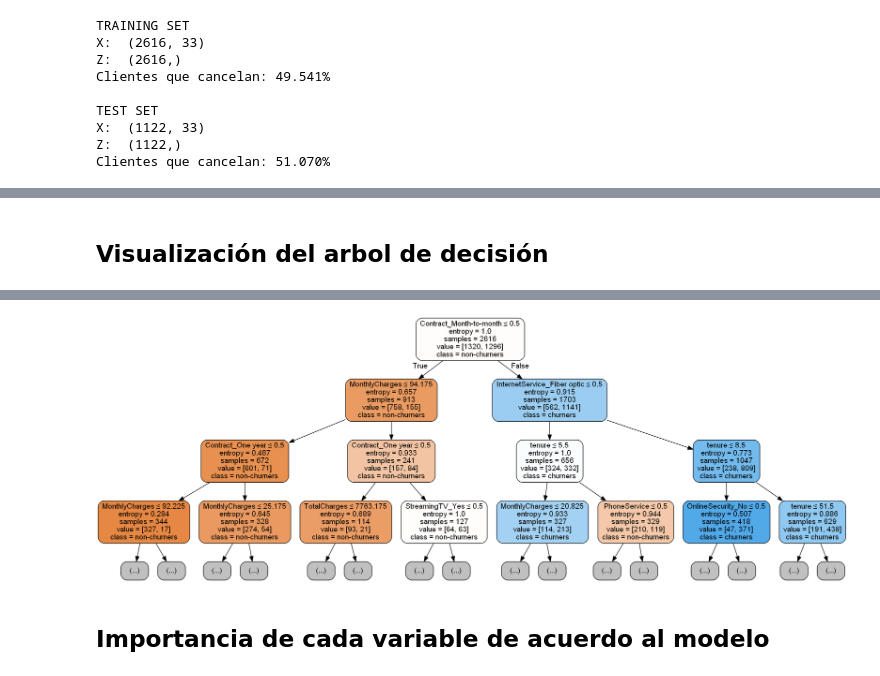
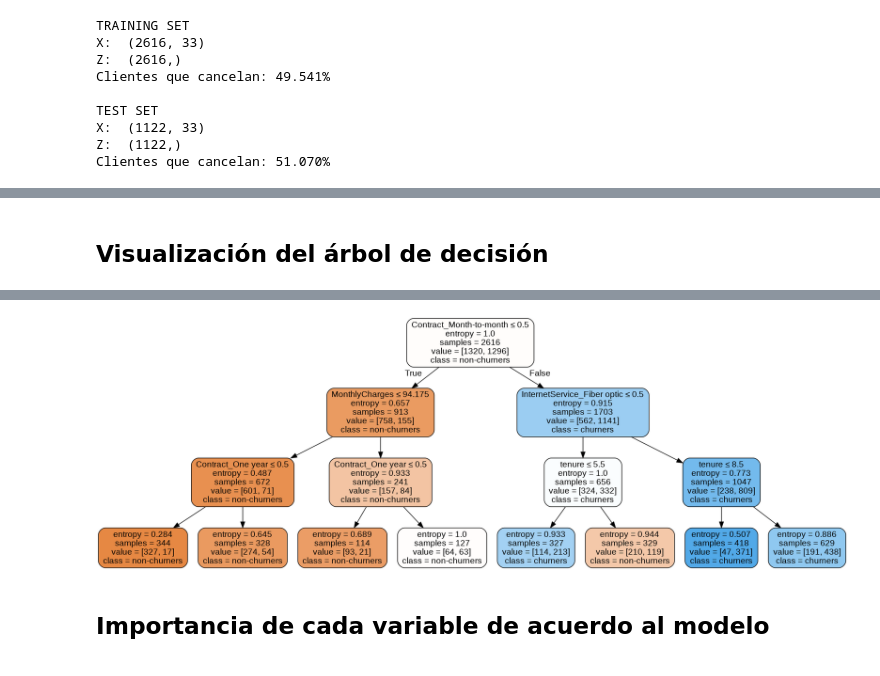
Before and after one commit to AnIsAsPe/ClasificadorClientesTelecom, a Jupyter notebook: ClasificadorClientesEmpresaTelecom_Churn.ipynb, the cells around one changed output, grey strips where cells are left out. Cells and saved outputs as stored; diff of their text form; code cells hidden in the pictures.

```diff
--- a/ClasificadorClientesEmpresaTelecom_Churn.ipynb
+++ b/ClasificadorClientesEmpresaTelecom_Churn.ipynb
@@ -14,5 +33,6 @@ import matplotlib.pyplot as plt
 # %%
-df = pd.read_csv('Datos/WA_Fn-UseC_-Telco-Customer-Churn.csv')
+df = pd.read_csv('WA_Fn-UseC_-Telco-Customer-Churn.csv')
+
 df.head(3)
 # %% [output]
 |  | customerID | gender | SeniorCitizen | Partner | Dependents | tenure | PhoneService | MultipleLines | ... |
@@ -200,13 +236,16 @@ corr_matrix=correlacion(df, grafica=True)
 # %% [output]
 [figure]
 # %%
-#Borrar variables redundantes
+#Identificar variables redundantes
 
 # Triangulo superior de la matriz de correlación en números absolutos
-triangulo_sup = corr_matrix.abs().where(np.triu(np.ones(corr_matrix.shape), 1).astype(np.bool))
+triangulo_sup = corr_matrix.abs().where(np.triu(np.ones(corr_matrix.shape),
+                                                1).astype(np.bool))
 
 # Encontrar las columnas donde la correlación es 1
-borrar = [column for column in triangulo_sup.columns if any(triangulo_sup[column] == 1)]
+borrar = [column for column in triangulo_sup.columns
+          if any(triangulo_sup[column] == 1)]
+
 borrar
 # %% [output]
 ['gender_Male',
@@ -256,11 +301,13 @@ dicotomicas=var[var==2]
 # %%
 churners_number = len(df[df['Churn'] == 1])
-print("Number of churners", churners_number)
 
-churners = (df[df['Churn'] == 1])
+churners = df[df['Churn'] == 1]
+non_churners = df[df['Churn'] == 0].sample(n=churners_number, random_state=6)
 
-non_churners = df[df['Churn'] == 0].sample(n=churners_number, random_state=6)
-print("Number of non-churners", len(non_churners))
+#Creamos la tabla con los casos balanceados que usaremos en el árbol de decisión
 df_balanced = churners.append(non_churners)
-df_balanced.shape[0]   #Total de casos
+
+print("Número de clientes que se fueron: ", len(churners))
+print("Número de clientes que se quedarno", len(non_churners))
+print("Número total de clientes :", len(df_balanced))
 # %% [output]
@@ -277,7 +324,8 @@ X= df_balanced.drop('Churn', axis=1)
 # %%
-from sklearn.model_selection import train_test_split
-
-X_train, X_test, Z_train, Z_test = train_test_split(X, Z, test_size=0.3, shuffle=True, random_state=261)
+X_train, X_test, Z_train, Z_test = train_test_split(X, Z,
+                                                    test_size=0.3,
+                                                    shuffle=True,
+                                                    random_state=261)
 # %%
 # ¿Cómo son los conjuntos de entrenamiento y prueba?
 print("TRAINING SET")
@@ -313,14 +414,16 @@ Accuracy: 69.34%
 # %% [markdown]
-## Visualización del arbol de decisión
+## Visualización del árbol de decisión
 # %%
-%%time
-from sklearn.tree import export_graphviz  #exportar el arbol como un archivo .dot
-from IPython.display import Image
-from pydotplus import graph_from_dot_data
+#Método 1 para graficar el arbol exportando el arbol como un archivo .dot
 
-dot_data=export_graphviz(clf, rounded=True, filled=True, special_characters=True,
-                         feature_names = X.columns,max_depth=3,class_names=['non-churners','churners'])
+dot_data = export_graphviz(clf[3], rounded = True,
+                           filled = True,
+                           special_characters = True,
+                           feature_names = X.columns,
+                           max_depth = 3,
+                           class_names = ['non-churners','churners'])
 
 graph = graph_from_dot_data(dot_data)
+
 Image(graph.create_png())
 # %% [output]
@@ -328,3 +430,3 @@ Wall time: 903 ms
-[figure, old version]
+[figure, new version]
 # %% [markdown]
 ## Importancia de cada variable de acuerdo al modelo
```
Also changed, not shown: parts of 38 cells of this notebook.
